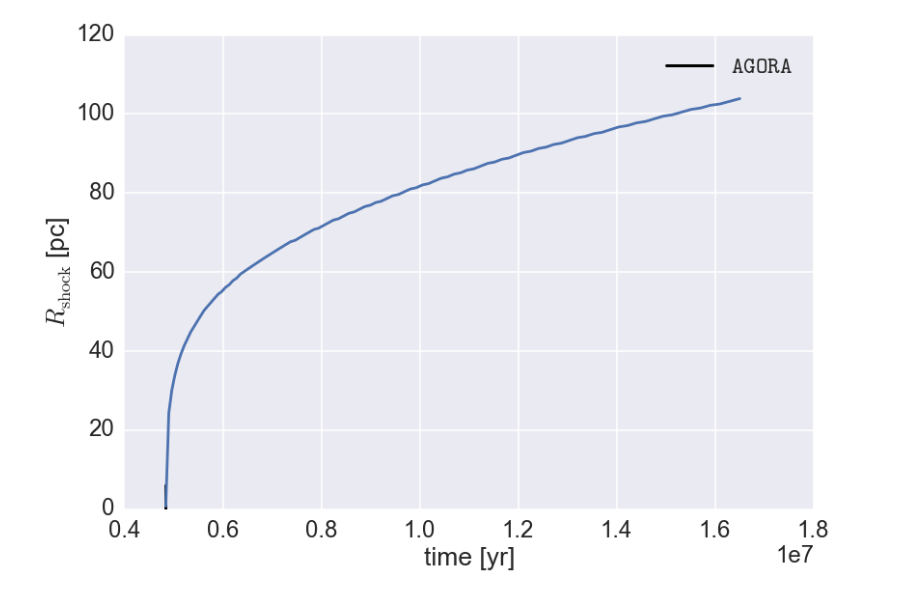
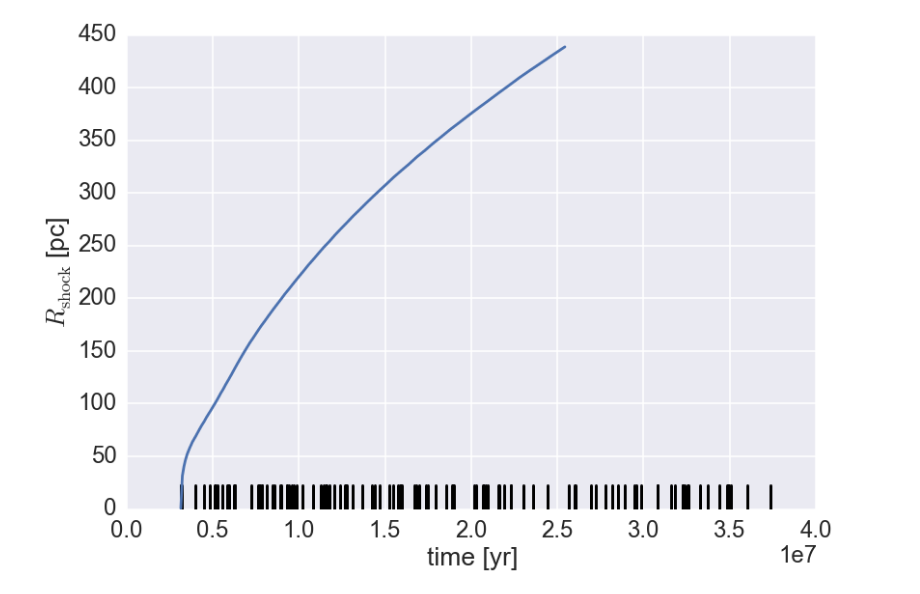
Before and after one commit to egentry/clustered_SNe, a Jupyter notebook: analysis/visualize.ipynb, the cells around one changed output. Cells and saved outputs as stored; diff of their text form; code cells hidden in the pictures.

```diff
--- a/analysis/visualize.ipynb
+++ b/analysis/visualize.ipynb
@@ -13,7 +13,7 @@ from ipywidgets import interact, interactive, interact_manual
 from ipywidgets import FloatSlider, IntSlider, Dropdown
 from ipywidgets import Checkbox, RadioButtons, fixed
 
-from IPython.display import display, clear_output
+from IPython.display import display, Math, clear_output
 
 
 from astropy.convolution import convolve, Gaussian1DKernel
@@ -43,10 +43,10 @@ from SNe.analysis.constants import m_proton, pc, yr, M_solar, \
 from SNe.analysis.sedov.dimensionalize_sedov import dimensionalized_sedov
 from SNe.analysis.sedov.closed_form_sedov import SedovSolution
 from SNe.analysis.parameter_study_file_structure import make_dirname_from_properties
-from SNe.analysis.parse import RunSummary, parse_run, cols
+from SNe.analysis.parse import RunSummary, Overview, parse_run, cols
 
 
-general_exponential_format = "%.2e" # for formatting strings
+general_string_format = ".2e"
 # %%
 #### These are needed for both the plotting and parsing routines
 
@@ -244,8 +374,9 @@ single_run.previous_widget = widgets.Box()
 # %%
 data_dir = "../src/"
+data_dir = "../saved_runs/conduction/H_1"
 
 # you don't need the full uuid, just enough to distinguish it
-id = ""
+id = "f13dcb7d"
 
 last_run = single_run(data_dir=data_dir, id=id)
 # %% [output]
@@ -282,13 +454,13 @@ def parameter_study_wrapper(log_n, log_Z, T=1e4,
                                              with_cooling)
     last_run = None # default
     if os.path.isdir(data_dir):
-        tmp = glob.glob(data_dir + "*checkpoint*.dat")
+        tmp = glob.glob(os.path.join(data_dir, "*checkpoint*.dat"))
 
         if len(tmp) is not 0:
             basename = os.path.basename(tmp[0])
             id = basename.split("checkpoint")[0]
             print(data_dir)
-            last_run = single_run(data_dir=data_dir, id=id, last_run=last_run)
+            last_run = single_run(data_dir=data_dir, id=id)
 
 
         else:
@@ -304,7 +476,8 @@ v = interact_manual(parameter_study_wrapper,
         log_n = FloatSlider(min=-3.0, max=+3.0, step=1.0, value=-1),
         T     = fixed(1e4),
         with_cooling = True)
-last_run = v.result
+
+# sadly I can't seem to get a useful last_run out of this :(
 # %%
 def SNe_distplot(last_run, x_axis):
     if x_axis is "time":
@@ -349,20 +522,19 @@ plot_zones(last_run)
 # %%
 def shock_location_plot(last_run, clear_previous = True, distplot=True):
     if clear_previous:
         plt.figure()
     if distplot is True:
         SNe_distplot(last_run, "time")
     plt.plot(last_run.times / yr, last_run.R_shock / pc)
     plt.xlabel(r"time [yr]")
     plt.ylabel(r"$R_{\mathrm{shock}}$ [pc]")
-    plt.legend([r"$\mathtt{AGORA}$"])
+#     plt.xscale("log")
+#     plt.yscale("log")
 
 
-#     plt.xscale("log")
-#     plt.yscale("log")
 shock_location_plot(last_run)
 # %% [output]
-[figure, old version]
+[figure, new version]
 # %%
 def plot_energy(last_run, x_axis):
     if type(last_run) is RunSummary:
```
Also changed, not shown: parts of 8 cells of this notebook, 14 other files.
